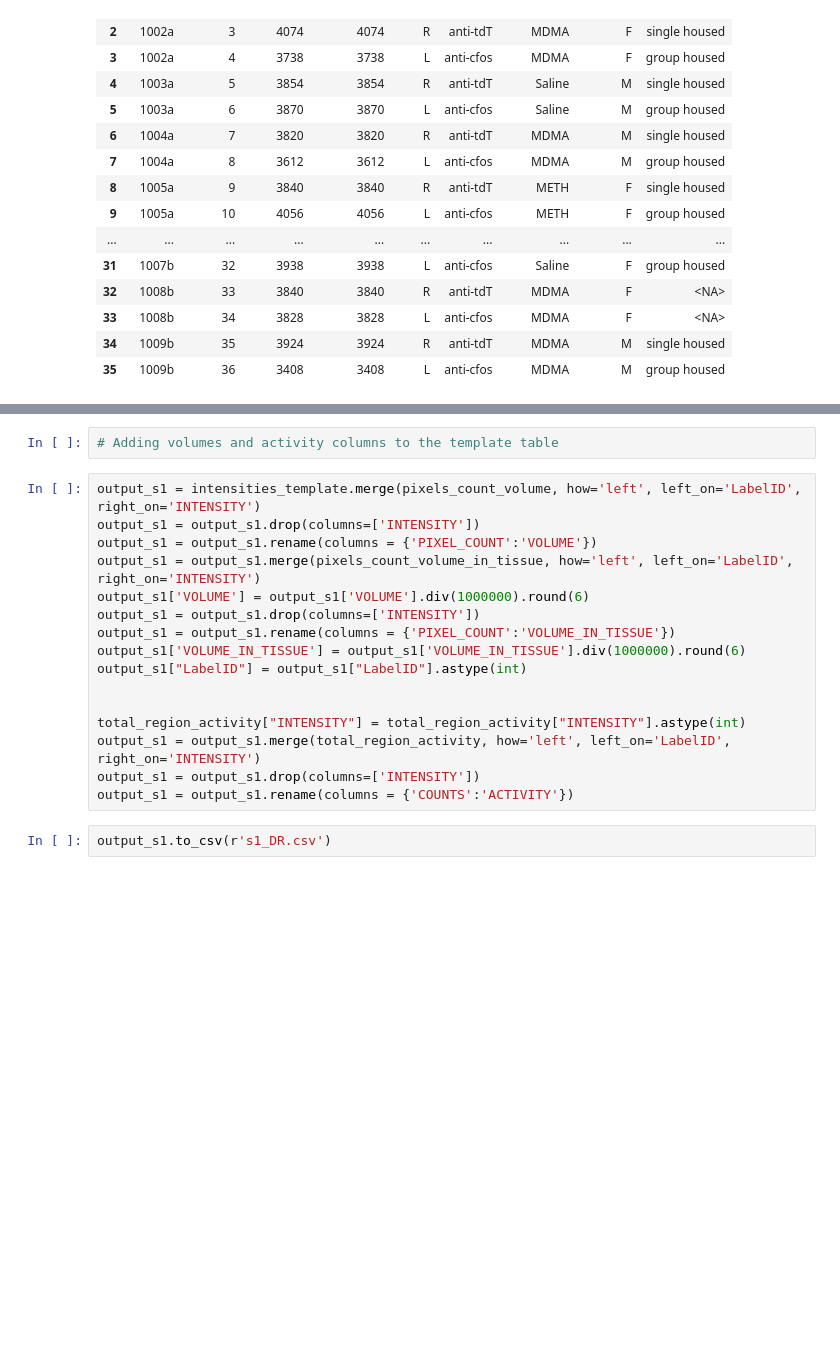
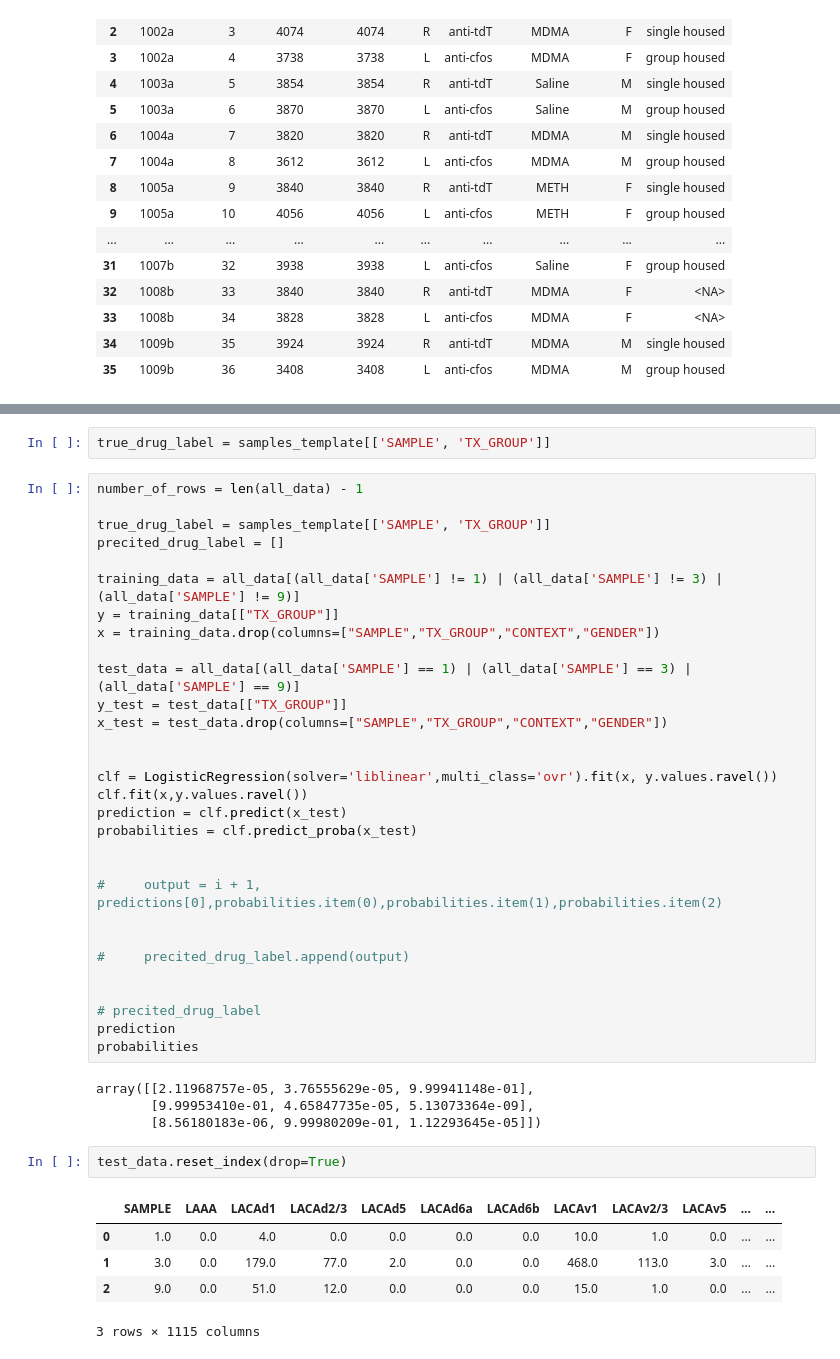
Before and after one commit to greciaro/Light-Sheet-Microscopy, a Jupyter notebook: count_volumes&activity_all_files.ipynb, the cells around one changed output, grey strips where cells are left out. Cells and saved outputs as stored; diff of their text form; blank space fills up the shorter version.

```diff
--- a/count_volumes&activity_all_files.ipynb
+++ b/count_volumes&activity_all_files.ipynb
@@ -259,20 +161,44 @@ total_region_activity["COUNTS"] = total_region_activity["COUNTS"].round(0)
-# %%
-# Adding volumes and activity columns to the template table
-# %%
-output_s1 = intensities_template.merge(pixels_count_volume, how='left', left_on='LabelID', right_on='INTENSITY')
-output_s1 = output_s1.drop(columns=['INTENSITY'])
-output_s1 = output_s1.rename(columns = {'PIXEL_COUNT':'VOLUME'})
-output_s1 = output_s1.merge(pixels_count_volume_in_tissue, how='left', left_on='LabelID', right_on='INTENSITY')
-output_s1['VOLUME'] = output_s1['VOLUME'].div(1000000).round(6)
-output_s1 = output_s1.drop(columns=['INTENSITY'])
-output_s1 = output_s1.rename(columns = {'PIXEL_COUNT':'VOLUME_IN_TISSUE'})
-output_s1['VOLUME_IN_TISSUE'] = output_s1['VOLUME_IN_TISSUE'].div(1000000).round(6)
-output_s1["LabelID"] = output_s1["LabelID"].astype(int)
-
-
-total_region_activity["INTENSITY"] = total_region_activity["INTENSITY"].astype(int)
-output_s1 = output_s1.merge(total_region_activity, how='left', left_on='LabelID', right_on='INTENSITY')
-output_s1 = output_s1.drop(columns=['INTENSITY'])
-output_s1 = output_s1.rename(columns = {'COUNTS':'ACTIVITY'})
-# %%
-output_s1.to_csv(r's1_DR.csv')
+# %%
+true_drug_label = samples_template[['SAMPLE', 'TX_GROUP']]
+# %%
+number_of_rows = len(all_data) - 1
+
+true_drug_label = samples_template[['SAMPLE', 'TX_GROUP']]
+precited_drug_label = []
+
+training_data = all_data[(all_data['SAMPLE'] != 1) | (all_data['SAMPLE'] != 3) | (all_data['SAMPLE'] != 9)]
+y = training_data[["TX_GROUP"]]
+x = training_data.drop(columns=["SAMPLE","TX_GROUP","CONTEXT","GENDER"])
+
+test_data = all_data[(all_data['SAMPLE'] == 1) | (all_data['SAMPLE'] == 3) | (all_data['SAMPLE'] == 9)]
+y_test = test_data[["TX_GROUP"]]
+x_test = test_data.drop(columns=["SAMPLE","TX_GROUP","CONTEXT","GENDER"])
+
+
+clf = LogisticRegression(solver='liblinear',multi_class='ovr').fit(x, y.values.ravel())
+clf.fit(x,y.values.ravel())
+prediction = clf.predict(x_test)
+probabilities = clf.predict_proba(x_test)
+
+
+#     output = i + 1, predictions[0],probabilities.item(0),probabilities.item(1),probabilities.item(2)
+
+
+#     precited_drug_label.append(output)
+
+
+# precited_drug_label
+prediction
+probabilities
+# %% [output]
+array([[2.11968757e-05, 3.76555629e-05, 9.99941148e-01],
+       [9.99953410e-01, 4.65847735e-05, 5.13073364e-09],
+       [8.56180183e-06, 9.99980209e-01, 1.12293645e-05]])
+# %%
+test_data.reset_index(drop=True)
+# %% [output]
+|  | SAMPLE | LAAA | LACAd1 | LACAd2/3 | LACAd5 | LACAd6a | LACAd6b | LACAv1 | LACAv2/3 | LACAv5 | ... | ... |
+| 0 | 1.0 | 0.0 | 4.0 | 0.0 | 0.0 | 0.0 | 0.0 | 10.0 | 1.0 | 0.0 | ... | ... |
+| 1 | 3.0 | 0.0 | 179.0 | 77.0 | 2.0 | 0.0 | 0.0 | 468.0 | 113.0 | 3.0 | ... | ... |
+| 2 | 9.0 | 0.0 | 51.0 | 12.0 | 0.0 | 0.0 | 0.0 | 15.0 | 1.0 | 0.0 | ... | ... |
+3 rows × 1115 columns
```
Also changed, not shown: parts of 21 cells of this notebook.
